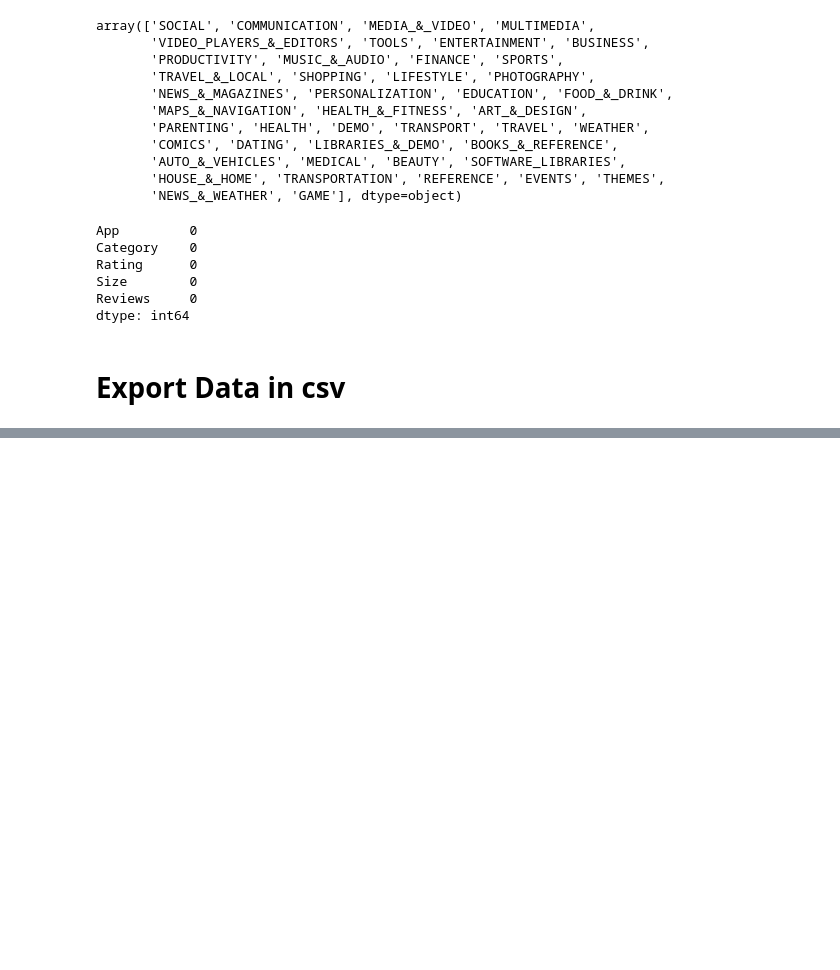
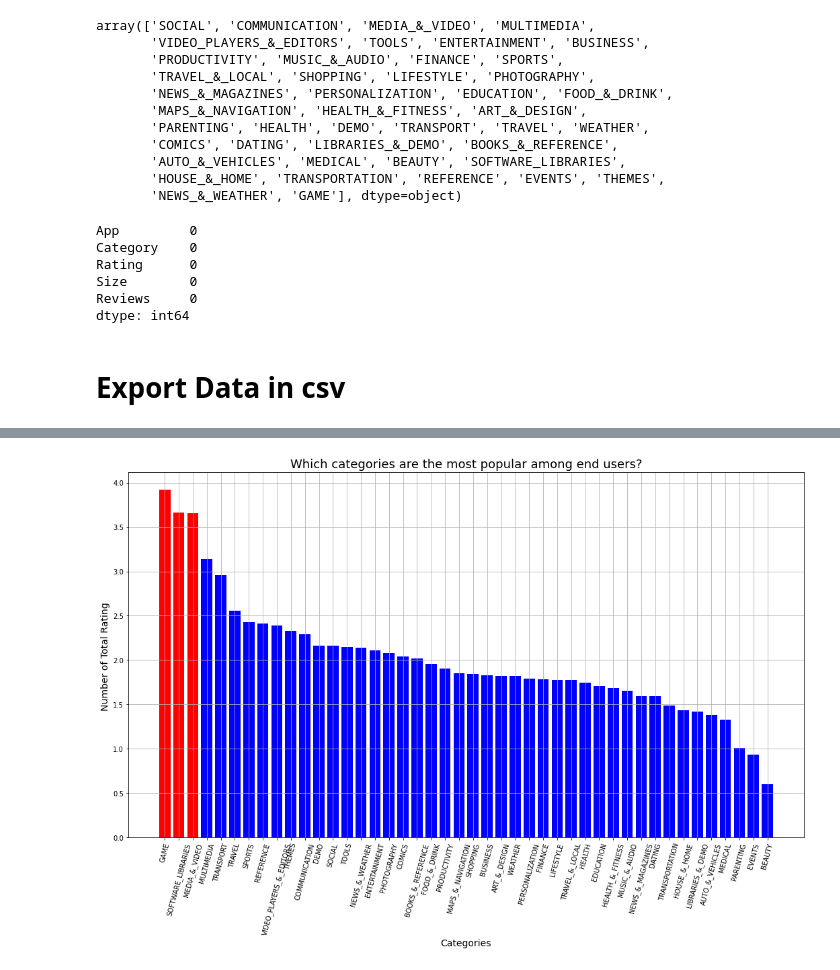
Before and after one commit to jiawei-li89/Project, a Jupyter notebook: webScraping.ipynb, the cells around one changed output, grey strips where cells are left out. Cells and saved outputs as stored; diff of their text form; code cells hidden in the pictures; blank space fills up the shorter version.

```diff
--- a/webScraping.ipynb
+++ b/webScraping.ipynb
@@ -241,0 +288,17 @@ df.to_csv('data/aptoideplaystore.csv', index=False)
+# %%
+catg_rating = df.groupby('Category')['Rating'].mean().sort_values(ascending = False)
+# Now, since the resulting numbers are hard to read, I will express them in millions notation.
+catg_rating_per_million = catg_rating
+
+plt.figure(figsize=(18,10))
+plt.bar(catg_rating_per_million.index[:3], catg_rating_per_million.values[:3], color='r')
+plt.bar(catg_rating_per_million.index[3:], catg_rating_per_million.values[3:], color='b')
+
+plt.xlabel(xlabel='Categories', fontsize = 14)
+plt.ylabel(ylabel='Number of Total Rating ', fontsize = 14)
+plt.title("Which categories are the most popular among end users?", fontsize = 18)
+plt.grid()
+plt.xticks(rotation = 75)
+plt.show()
+# %% [output]
+[figure, added]
```
Also changed, not shown: parts of 4 cells of this notebook.
